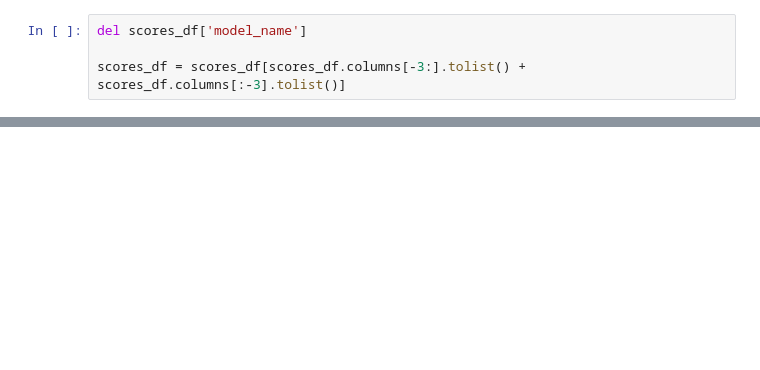
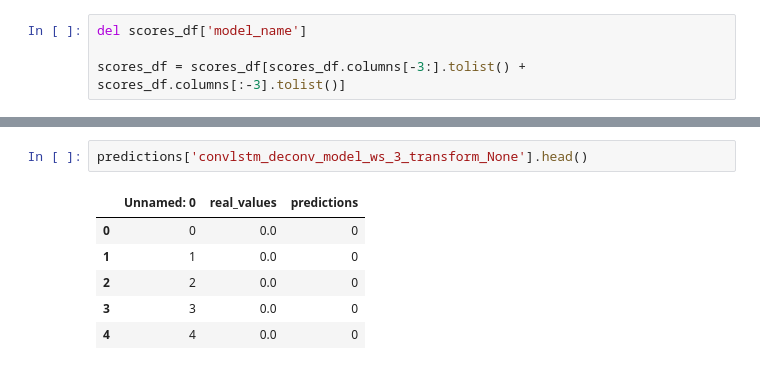
Before and after one commit to YounessElMarhraoui/CEA_Data, a Jupyter notebook: evaluate.ipynb, the cells around one changed output, grey strips where cells are left out. Saved outputs shown, nothing was run; the diff lists cells and outputs as text; blank space fills up the shorter version.

```diff
--- a/evaluate.ipynb
+++ b/evaluate.ipynb
@@ -188,0 +304,9 @@ scores_df.sort_values(by=['window_size', 'transform', 'model']).set_index(['wind
+# %%
+predictions['convlstm_deconv_model_ws_3_transform_None'].head()
+# %% [output]
+|  | Unnamed: 0 | real_values | predictions |
+| 0 | 0 | 0.0 | 0 |
+| 1 | 1 | 0.0 | 0 |
+| 2 | 2 | 0.0 | 0 |
+| 3 | 3 | 0.0 | 0 |
+| 4 | 4 | 0.0 | 0 |
```
Also changed, not shown: parts of 20 cells of this notebook, 5 other files.
